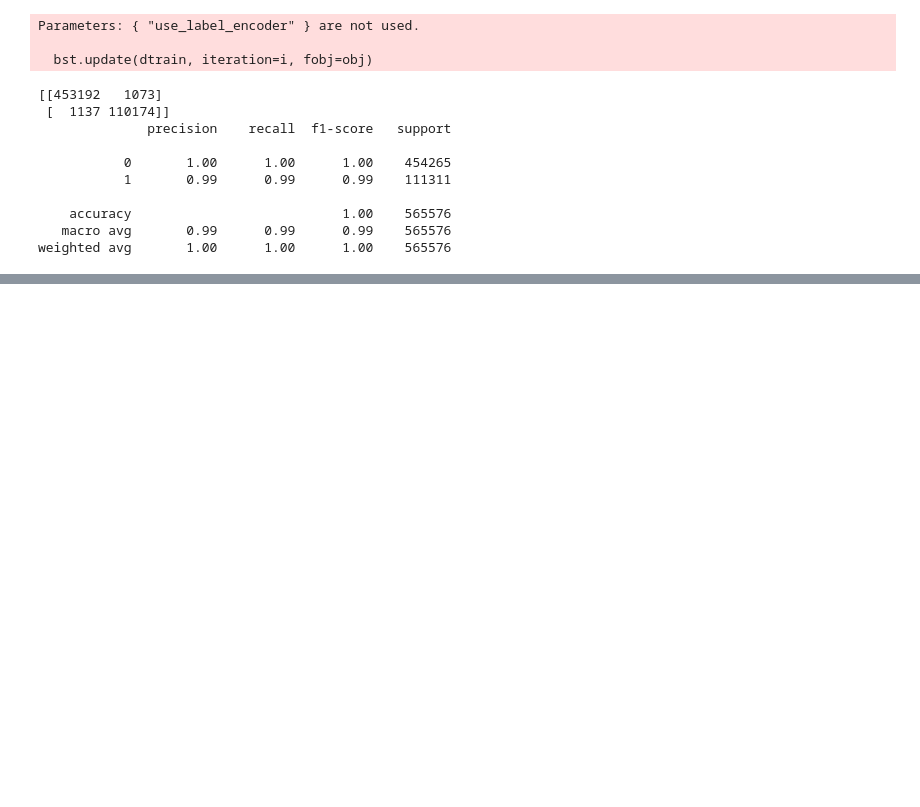
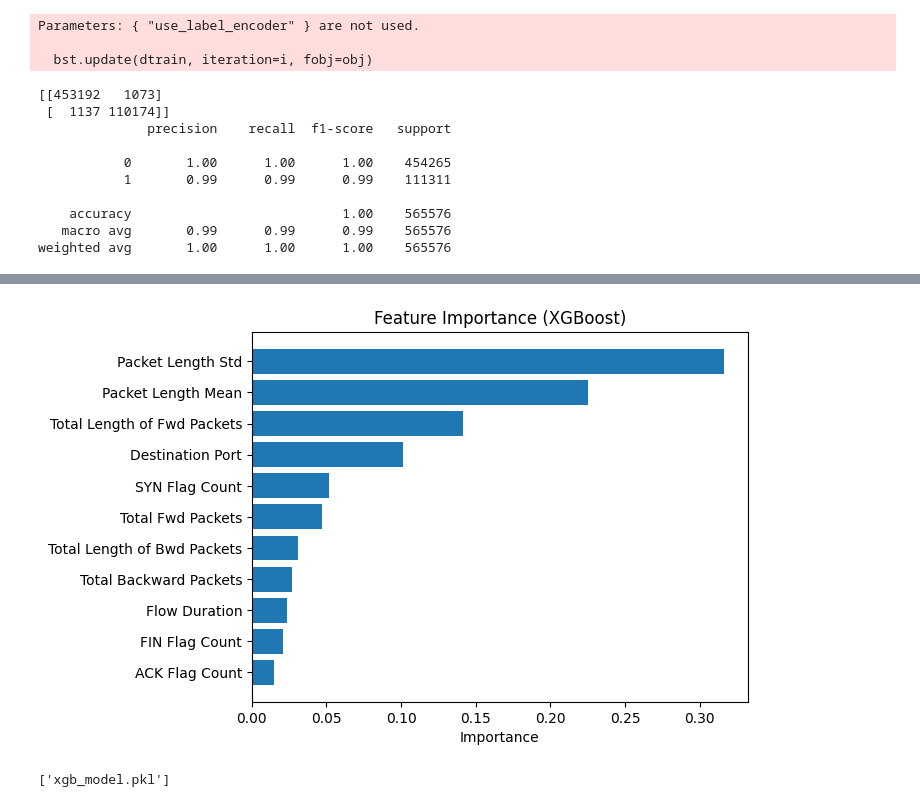
Before and after one commit to izzyKavanagh/FYP, a Jupyter notebook: Firewall/xgb_ml_model.ipynb, the cells around one changed output, grey strips where cells are left out. Drawn from its saved outputs; the diff is of its cells as text; code cells hidden in the pictures; blank space fills up the shorter version.

```diff
--- a/Firewall/xgb_ml_model.ipynb
+++ b/Firewall/xgb_ml_model.ipynb
@@ -133,0 +159,19 @@ weighted avg       1.00      1.00      1.00    565576
+# %%
+# Feature importance
+importance_df = pd.DataFrame({
+    "Feature": features,
+    "Importance": xgb_clf.feature_importances_
+}).sort_values(by="Importance", ascending=True)
+
+plt.figure()
+plt.barh(importance_df["Feature"], importance_df["Importance"])
+plt.xlabel("Importance")
+plt.title("Feature Importance (XGBoost)")
+plt.show()
+# %% [output]
+[figure, added]
+# %%
+# Save model
+joblib.dump(xgb_clf, "xgb_model.pkl")
+# %% [output]
+['xgb_model.pkl']
```
Also changed, not shown: parts of 4 cells of this notebook.
